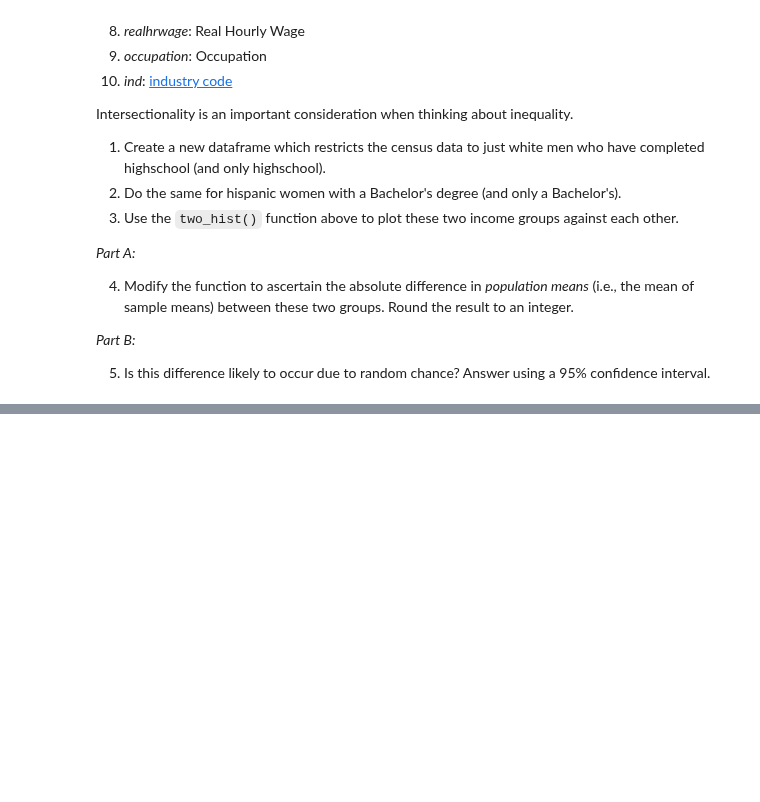
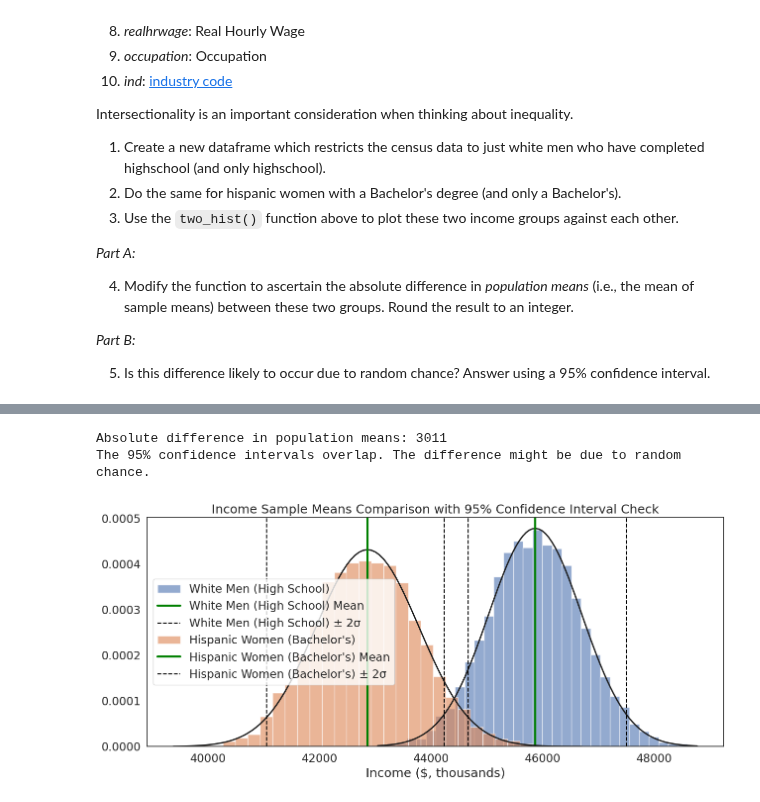
Before and after one commit to LYK0608/My-QM2, a Jupyter notebook: notebooks/W05. Distributions and Basic Statistics.ipynb, the cells around one changed output, grey strips where cells are left out. Drawn from its saved outputs; the diff is of its cells as text; code cells hidden in the pictures; blank space fills up the shorter version.

```diff
--- a/notebooks/W05. Distributions and Basic Statistics.ipynb
+++ b/notebooks/W05. Distributions and Basic Statistics.ipynb
@@ -679,0 +801,80 @@ Intersectionality is an important consideration when thinking about inequality.
+# %%
+def two_hist_with_diff_and_ci(groups, group_labs, xlab, title):
+    """
+    Function to compare two or more groups, plot the distribution of their sample means,
+    calculate the absolute difference in population means, and check 95% confidence intervals.
+    """
+    plt.figure(figsize=(15, 6))  # Set the figure size
+
+    population_means = []  # List to store the mean of sample means for each group
+    confidence_intervals = []  # List to store confidence intervals for each group
+
+    it = -1  # Initialize a counter variable
+    for var in groups:  # Loop through each group in the list of groups
+        it += 1  # Increment the iterator
+        sample_size = 1000  # Set the sample size to 1000
+        sample_means = []  # Create an empty list to store sample means
+        iterations = 10000  # Set the number of iterations to 10,000
+
+        for i in range(iterations):  # Loop through the number of iterations
+            sample = var.sample(sample_size, replace=True)  # Draw a sample
+            sample_mean = sample.mean()  # Calculate the mean of the sample
+            sample_means.append(sample_mean)  # Append the sample mean to the list of sample means
+
+        # Fit a normal distribution to the data and get the mean (mu) and standard error (se)
+        mu, se = norm.fit(sample_means)
+        population_means.append(mu)  # Store the mean of sample means
+
+        # Calculate 95% confidence intervals
+        lower_ci = mu - (1.96 * se)
+        upper_ci = mu + (1.96 * se)
+        confidence_intervals.append((lower_ci, upper_ci))
+
+        # Plot the histogram of sample means
+        plt.hist(
+            sample_means,
+            bins=int(iterations / 300),
+            edgecolor='white',
+            density=True,
+            alpha=0.6,
+            label=group_labs[it]
+        )
+
+        # Plot the normal distribution
+        x = np.linspace(min(sample_means), max(sample_means), 100)
+        p = norm.pdf(x, mu, se)
+        plt.plot(x, p, 'k', linewidth=2)
+
+        # Plot mean and confidence intervals
+        plt.axvline(mu, color='green', linestyle='solid', linewidth=3, label=f'{group_labs[it]} Mean')
+        plt.axvline(lower_ci, color='black', linestyle='dashed', linewidth=1.5, label=f'{group_labs[it]} ± 2σ')
+        plt.axvline(upper_ci, color='black', linestyle='dashed', linewidth=1.5)
+
+    # Calculate the absolute difference in population means
+    abs_diff = round(abs(population_means[0] - population_means[1]))
+    print(f"Absolute difference in population means: {abs_diff}")  # Print the absolute difference
+
+    # Check if the confidence intervals overlap
+    ci1 = confidence_intervals[0]
+    ci2 = confidence_intervals[1]
+    if ci1[1] < ci2[0] or ci2[1] < ci1[0]:
+        print("The 95% confidence intervals do not overlap. The difference is statistically significant.")
+    else:
+        print("The 95% confidence intervals overlap. The difference might be due to random chance.")
+
+    # Add labels, title, and legend
+    plt.xlabel(xlab)
+    plt.title(title)
+    plt.legend()
+    plt.show()
+
+two_hist_with_diff_and_ci(
+    groups=[white_men_highschool['incwage'], hispanic_women_bachelors['incwage']],
+    group_labs=['White Men (High School)', "Hispanic Women (Bachelor's)"],
+    xlab='Income ($, thousands)',
+    title='Income Sample Means Comparison with 95% Confidence Interval Check'
+)
+# %% [output]
+Absolute difference in population means: 3011
+The 95% confidence intervals overlap. The difference might be due to random chance.
+[figure, added]
```
Also changed, not shown: parts of 4 cells of this notebook.
